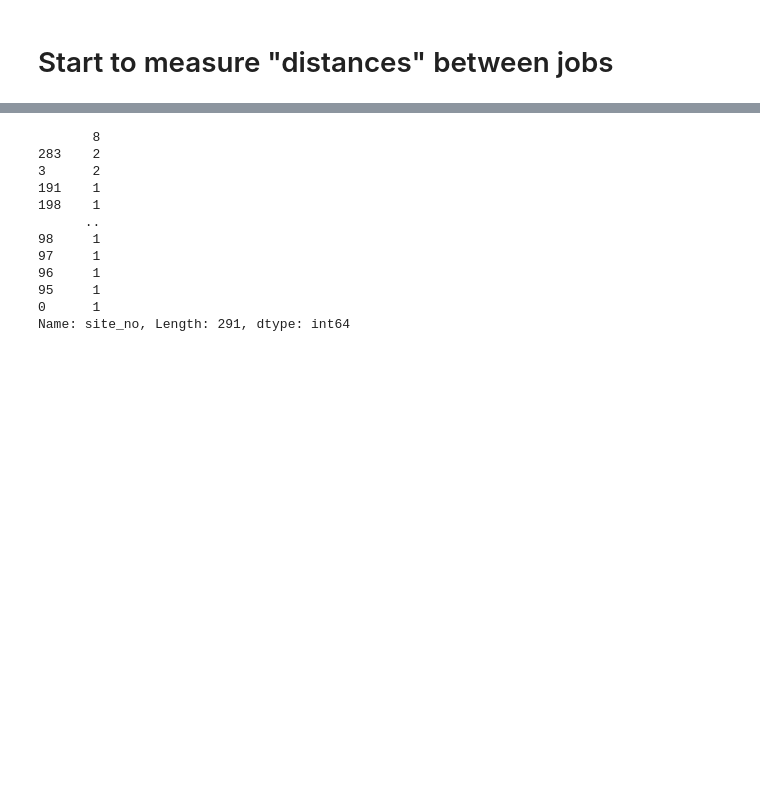
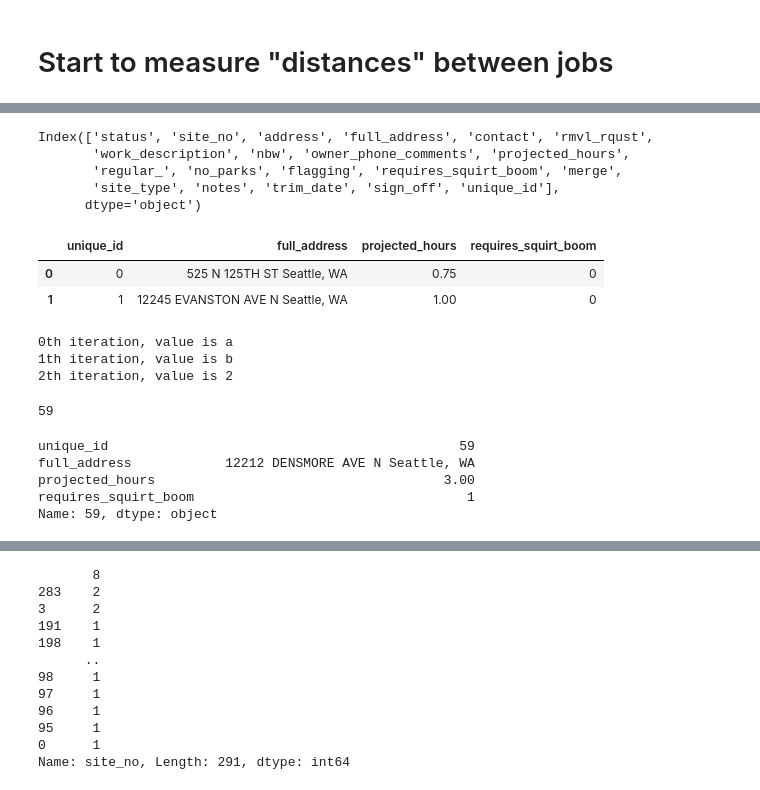
Before and after one commit to LukeCalvin/project, a Jupyter notebook: alex_sess.ipynb, the cells around one changed output, grey strips where cells are left out. Drawn from its saved outputs; the diff is of its cells as text; code cells hidden in the pictures; blank space fills up the shorter version.

```diff
--- a/alex_sess.ipynb
+++ b/alex_sess.ipynb
@@ -79,2 +86,2 @@ len(raw.site_no)
 # %%
-raw.assign(unique_id=range(raw.shape[0]))
+df = raw.assign(unique_id=range(raw.shape[0]))
@@ -100,0 +88,15 @@ raw.loc[lambda df: df.site_no=='283']
+# %%
+df.columns
+# %% [output]
+Index(['status', 'site_no', 'address', 'full_address', 'contact', 'rmvl_rqust',
+       'work_description', 'nbw', 'owner_phone_comments', 'projected_hours',
+       'regular_', 'no_parks', 'flagging', 'requires_squirt_boom', 'merge',
+       'site_type', 'notes', 'trim_date', 'sign_off', 'unique_id'],
+      dtype='object')
+# %%
+data = df.loc[:,['unique_id', 'full_address','projected_hours','requires_squirt_boom']].astype({'requires_squirt_boom': int})
+data.head(2)
+# %% [output]
+|  | unique_id | full_address | projected_hours | requires_squirt_boom |
+| 0 | 0 | 525 N 125TH ST Seattle, WA | 0.75 | 0 |
+| 1 | 1 | 12245 EVANSTON AVE N Seattle, WA | 1.00 | 0 |
@@ -100,0 +108,19 @@ raw.loc[lambda df: df.site_no=='283']
+# %%
+for i, val in enumerate(['a','b',2]):
+    print(f"{i}th iteration, value is {val}")
+# %% [output]
+0th iteration, value is a
+1th iteration, value is b
+2th iteration, value is 2
+# %%
+data.requires_squirt_boom.argmax()
+# %% [output]
+59
+# %%
+data.loc[59,:]
+# %% [output]
+unique_id                                             59
+full_address            12212 DENSMORE AVE N Seattle, WA
+projected_hours                                     3.00
+requires_squirt_boom                                   1
+Name: 59, dtype: object
```
Also changed, not shown: parts of 33 cells of this notebook.
